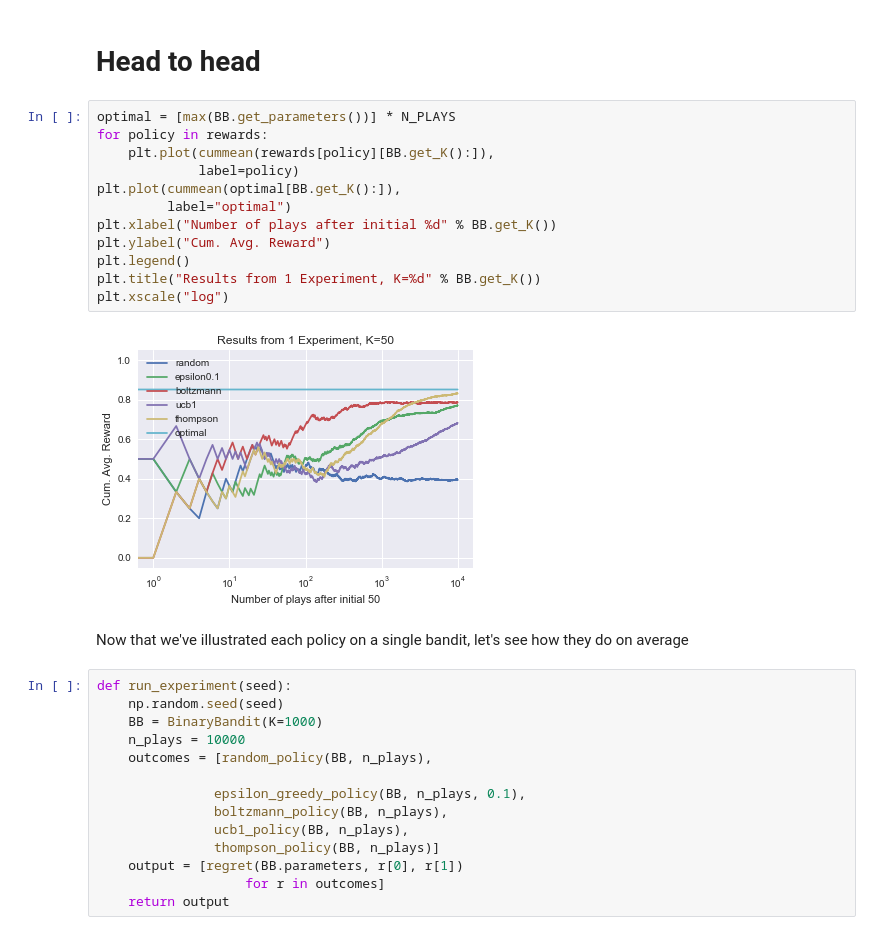
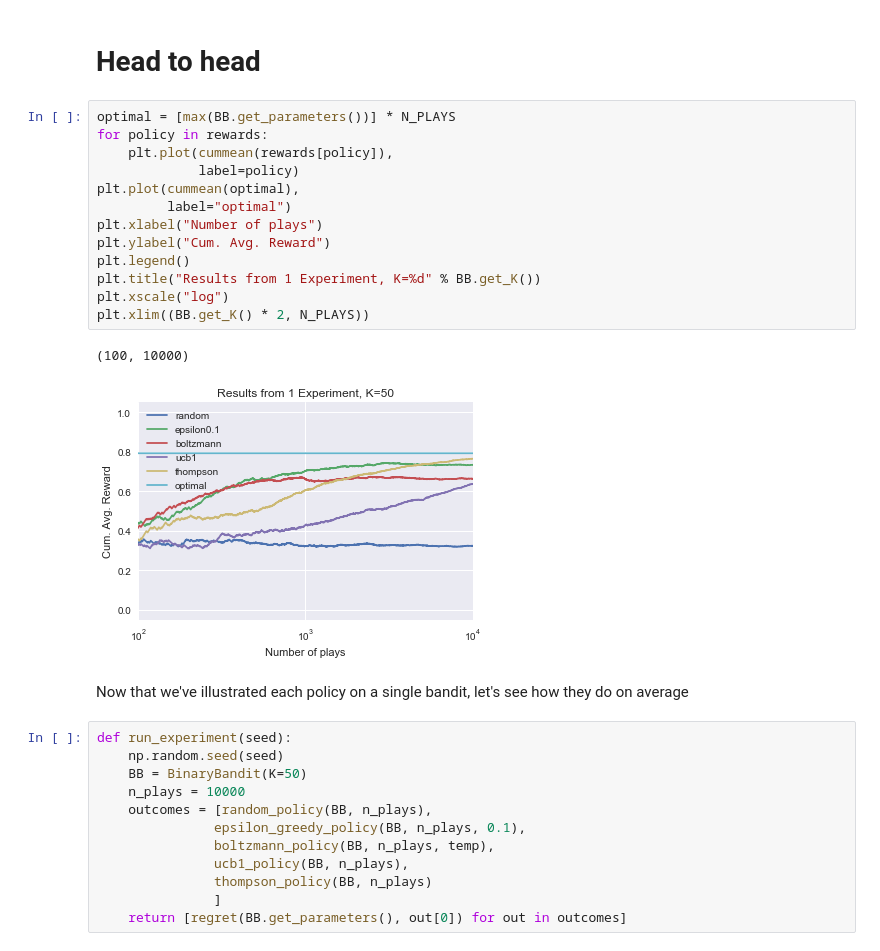
Before and after one commit to hacktuarial/bandits, a Jupyter notebook: Multiarmed bandits.ipynb, the cells around one changed output. Drawn from its saved outputs; the diff is of its cells as text.

```diff
--- a/Multiarmed bandits.ipynb
+++ b/Multiarmed bandits.ipynb
@@ -130,33 +136,33 @@ regret(BB.parameters, outcomes)
 # %%
 optimal = [max(BB.get_parameters())] * N_PLAYS
 for policy in rewards:
-    plt.plot(cummean(rewards[policy][BB.get_K():]),
+    plt.plot(cummean(rewards[policy]),
              label=policy)
-plt.plot(cummean(optimal[BB.get_K():]),
+plt.plot(cummean(optimal),
          label="optimal")
-plt.xlabel("Number of plays after initial %d" % BB.get_K())
+plt.xlabel("Number of plays")
 plt.ylabel("Cum. Avg. Reward")
 plt.legend()
 plt.title("Results from 1 Experiment, K=%d" % BB.get_K())
 plt.xscale("log")
+plt.xlim((BB.get_K() * 2, N_PLAYS))
 # %% [output]
+(100, 10000)
-[figure, old version]
+[figure, new version]
 # %% [markdown]
 Now that we've illustrated each policy on a single bandit, let's see how they do on average
 # %%
 def run_experiment(seed):
     np.random.seed(seed)
-    BB = BinaryBandit(K=1000)
+    BB = BinaryBandit(K=50)
     n_plays = 10000
     outcomes = [random_policy(BB, n_plays),
-
                epsilon_greedy_policy(BB, n_plays, 0.1),
-               boltzmann_policy(BB, n_plays),
+               boltzmann_policy(BB, n_plays, temp),
                ucb1_policy(BB, n_plays),
-               thompson_policy(BB, n_plays)]
-    output = [regret(BB.parameters, r[0], r[1])
-                   for r in outcomes]
-    return output
+               thompson_policy(BB, n_plays)
+               ]
+    return [regret(BB.get_parameters(), out[0]) for out in outcomes]
 # %%
 %%time
 N_EXPERIMENTS = 100
```
Also changed, not shown: parts of 22 cells of this notebook.
